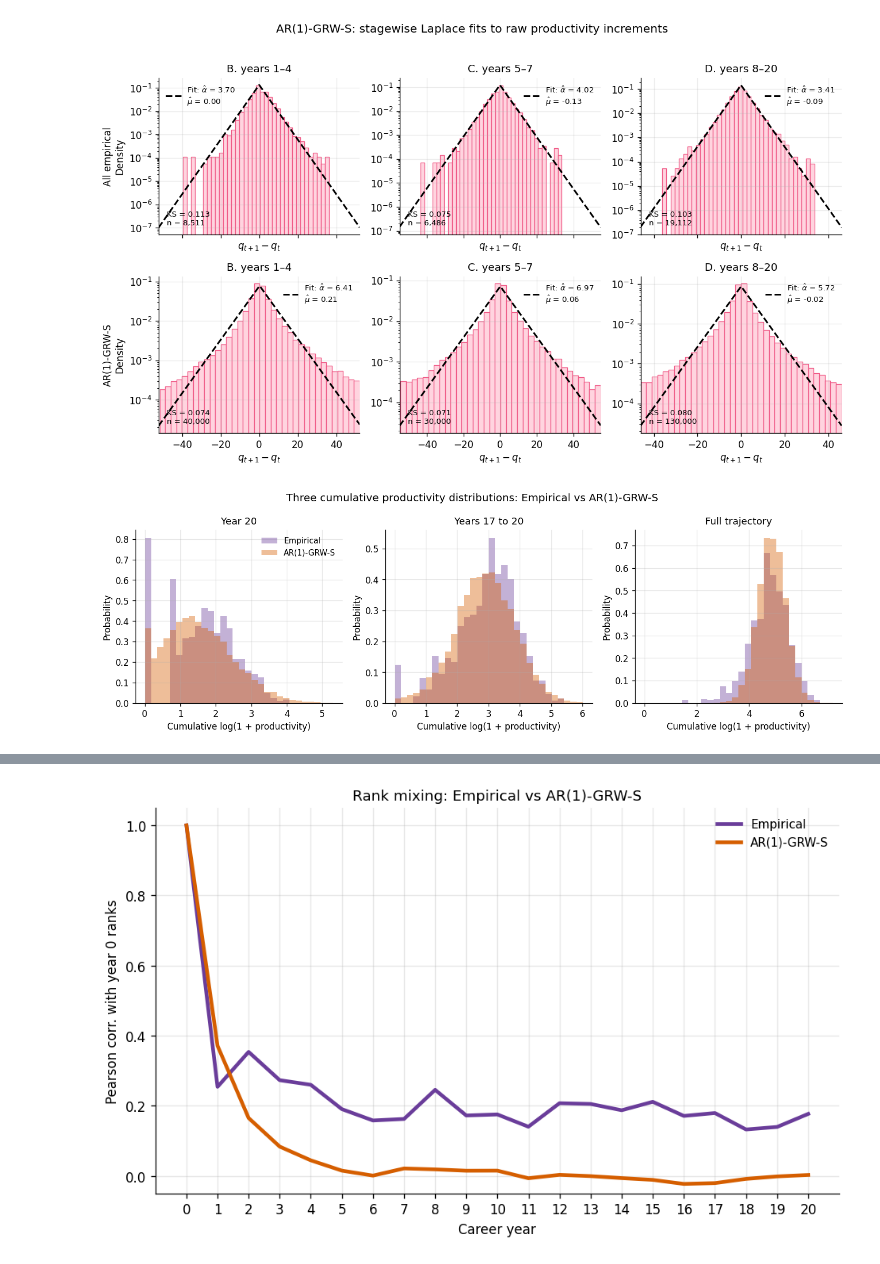
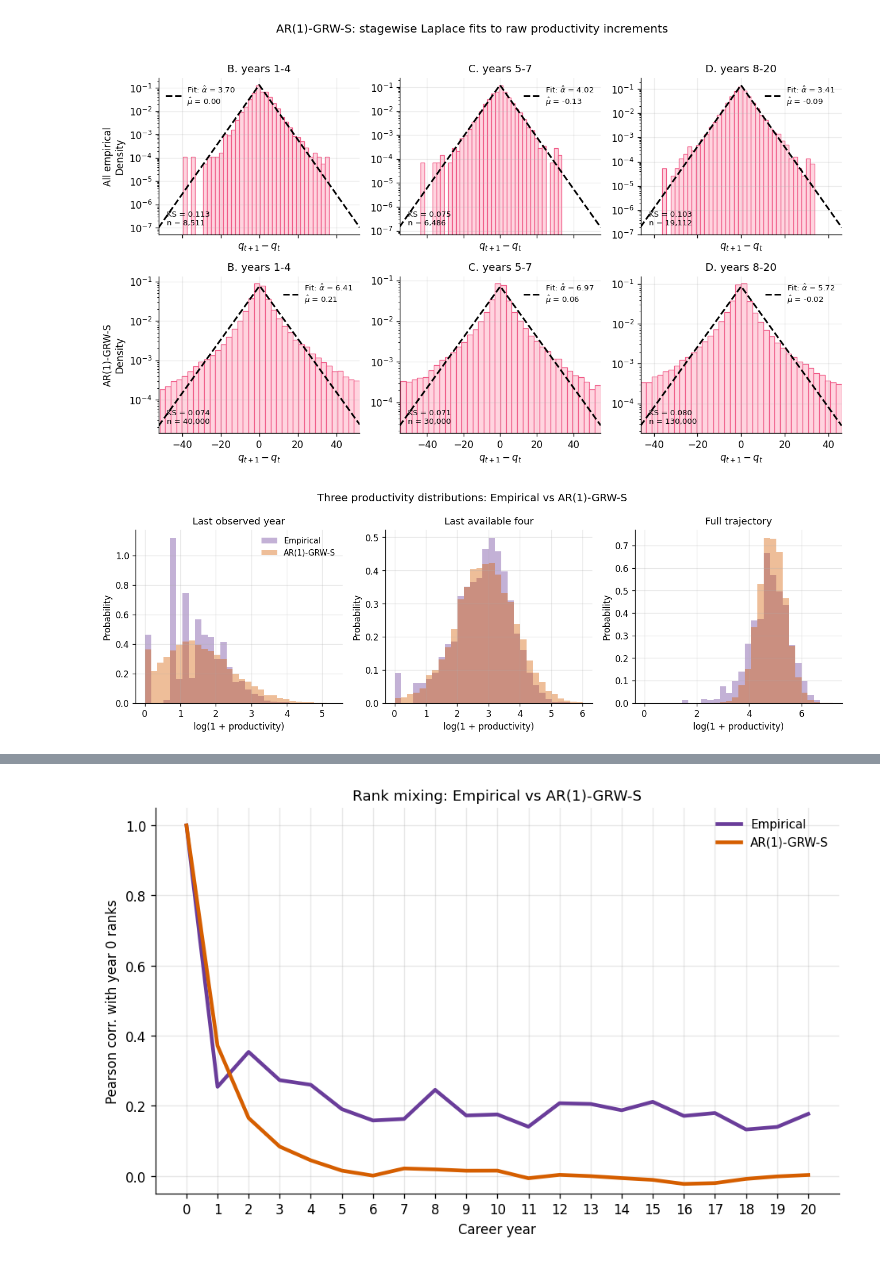
Before and after one commit to crabwife/fixed_intercept_ar1_grw, a Jupyter notebook: plot/src/plot_adj_prod.ipynb, the cells around one changed output, grey strips where cells are left out. Saved outputs shown, nothing was run; the diff lists cells and outputs as text; code cells hidden in the pictures.

Commit message:
Update analysis and plots

```diff
--- a/plot/src/plot_adj_prod.ipynb
+++ b/plot/src/plot_adj_prod.ipynb
@@ -330,34 +338,57 @@ save_figure(fig,"stageRawIncrementLaplace")
 # %% [output]
 [figure]
 # %%
-aggregation_order = [("year_20", "Year 20"),("years_17_20", "Years 17 to 20"),("full_career", "Full trajectory")]
+aggregation_order = [
+    ("last_year", "Last observed year"),
+    ("last_four", "Last available four"),
+    ("full_career", "Full trajectory"),
+]
 
 fig, axes = plt.subplots(1,3,figsize=(12, 4))
 
 for ax, (aggregation, title) in zip(axes,aggregation_order):
     subset = aggregate.loc[aggregate["aggregation"].eq(aggregation)]
 
     emp_values = subset.loc[subset["source"].eq("empirical"),"value"].to_numpy()
 
     sim_values = subset.loc[subset["source"].eq("simulated"),"value"].to_numpy()
 
-    bins = np.histogram_bin_edges(np.log1p(np.concatenate([[0],emp_values,sim_values])), bins=30)
+    bins = np.histogram_bin_edges(
+        np.log1p(np.concatenate([[0],emp_values,sim_values])),
+        bins=30,
+    )
 
-    ax.hist(np.log1p(emp_values),bins=bins,alpha=0.40,color=EMP_COLOR,label="Empirical",density=True)
+    ax.hist(
+        np.log1p(emp_values),
+        bins=bins,
+        alpha=0.40,
+        color=EMP_COLOR,
+        label="Empirical",
+        density=True,
+    )
 
-    ax.hist(np.log1p(sim_values),bins=bins,alpha=0.40,color=SIM_COLOR,label=MODEL_NAME,density=True)
+    ax.hist(
+        np.log1p(sim_values),
+        bins=bins,
+        alpha=0.40,
+        color=SIM_COLOR,
+        label=MODEL_NAME,
+        density=True,
+    )
 
-    ax.set_xlabel("Cumulative log(1 + productivity)")
+    ax.set_xlabel("log(1 + productivity)")
     ax.set_ylabel("Probability")
     ax.set_title(title)
     ax.grid(True, alpha=0.3)
 
 axes[0].legend(frameon=False)
 
-fig.suptitle(f"Three cumulative productivity distributions: Empirical vs {MODEL_NAME}")
+fig.suptitle(
+    f"Three productivity distributions: Empirical vs {MODEL_NAME}"
+)
 fig.tight_layout()
 
 save_figure(fig,"threecumdists")
 # %% [output]
-[figure, old version]
+[figure, new version]
 # %%
```
Also changed, not shown: parts of 3 cells of this notebook, 17 other files.
